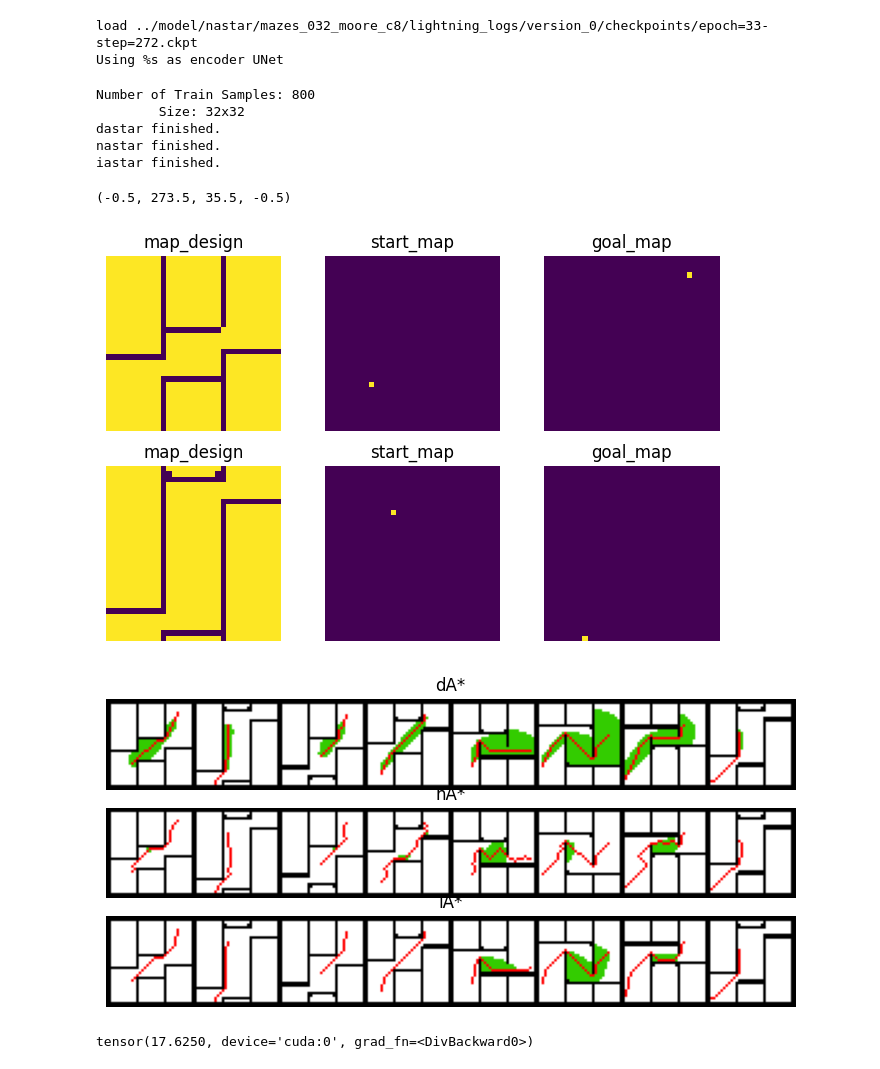
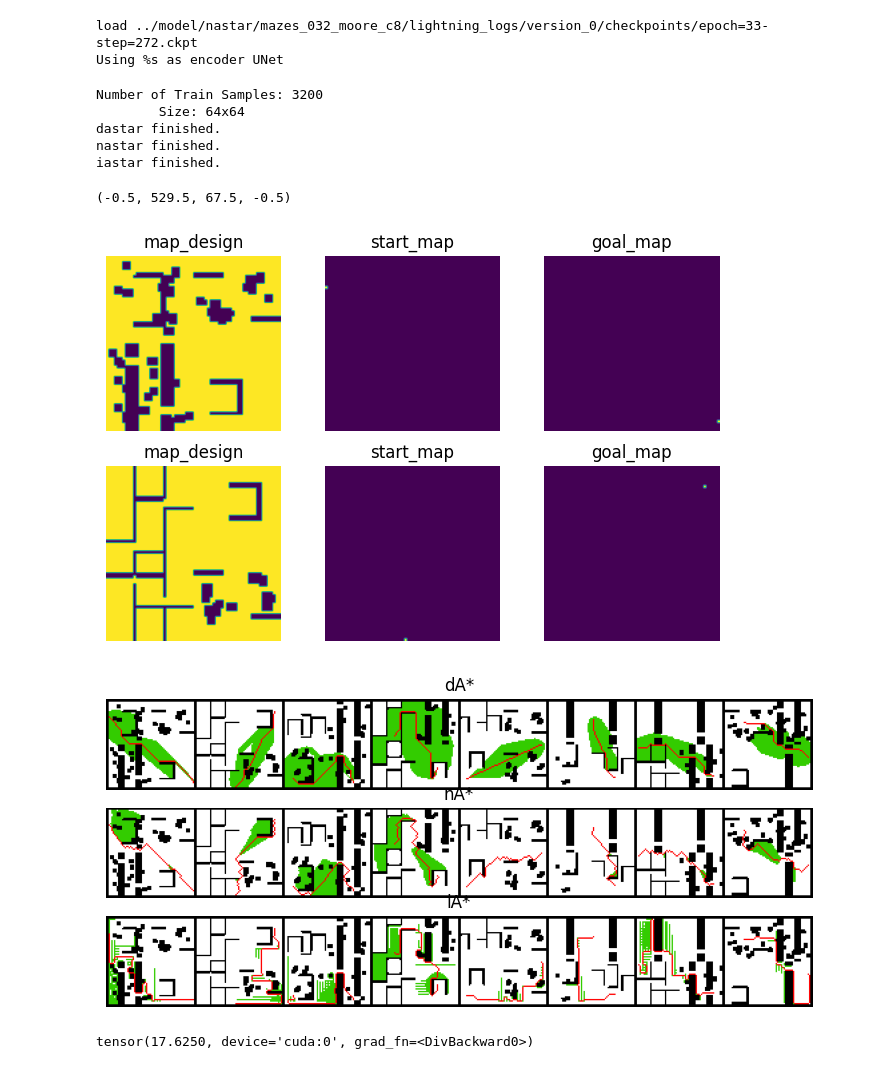
Before and after one commit to sair-lab/iAstar, a Jupyter notebook: example/example.ipynb, the cells around one changed output. Saved outputs shown, nothing was run; the diff lists cells and outputs as text; code cells hidden in the pictures.

```diff
--- a/example/example.ipynb
+++ b/example/example.ipynb
@@ -2,7 +2,7 @@
 import sys
 sys.path.append("..")
 import torch
-from iastar_v2 import iastar
+from iastar_v3 import iastar
 from dastar import dastar
 import matplotlib.pyplot as plt
 from data_loader import create_dataloader
@@ -18,21 +18,20 @@ neural_astar.load_state_dict(load_from_ptl_checkpoint("../model/nastar/mazes_032
 def load_from_ptl_checkpoint(filename):
     return torch.load(filename)["model_state_dict"]
 ia_planner = iastar(encoder_input=3,
-                    encoder_arch="UNet",
+                    encoder_arch="UNetAtt",
                     device=device,
                     encoder_depth=4,
                     learn_obstacles=False,
                     is_training = False,
                     output_path_list= False,
-                    w=1.0,
-                    dis_type="Euc").to(device)
-ia_planner.encoder.load_state_dict(load_from_ptl_checkpoint("/home/cxy/iAstar/model/31-08-2024-12-32-09/0/iaster1UNetAtt.pkl"))
+                    w=1.0).to(device)
+ia_planner.encoder.load_state_dict(load_from_ptl_checkpoint("/home/cxy/iAstar/model/02-09-2024-15-18-38/42/iaster1UNetAtt.pkl"))
 da_planner = dastar()
 # %% [output]
 load ../model/nastar/mazes_032_moore_c8/lightning_logs/version_0/checkpoints/epoch=33-step=272.ckpt
 Using %s as encoder UNet
 # %%
-dataloader = create_dataloader("/home/cxy/SAIRLAB/iAstar/planning-datasets/mpd/instances/032/mazes_032_moore_c8.npz", "train", 8)
+dataloader = create_dataloader("/home/cxy/iAstar/planning-datasets/mpd/instances/064/all_064_moore_c16.npz", "train", 8)
 map_designs, start_maps, goal_maps, _ = next(iter(dataloader))
 fig, axes = plt.subplots(2, 3, figsize=[8, 5])
 for i in range(2):
@@ -45,38 +44,38 @@ for i in range(2):
     axes[i, 2].imshow(goal_maps.numpy()[i, 0])
     axes[i, 2].set_title("goal_map")
     axes[i, 2].axis("off")
 da_planner.eval()
 da_outputs= da_planner(map_designs.to(device), start_maps.to(device), goal_maps.to(device))
 print("dastar finished.")
 da_planner.eval()
 na_outputs = neural_astar(map_designs.to(device), start_maps.to(device), goal_maps.to(device))
 print("nastar finished.")
 ia_planner.eval()
 ia_outputs= ia_planner(map_designs.to(device), start_maps.to(device), goal_maps.to(device))
 print("iastar finished.")
 fig, axes = plt.subplots(3, 1, figsize=[12, 4])
 
 axes[0].imshow(visualize_results(map_designs, da_outputs))
 axes[0].set_title("dA*")
 axes[0].axis("off")
 axes[1].imshow(visualize_results(map_designs, na_outputs))
 axes[1].set_title("nA*")
 axes[1].axis("off")
 axes[2].imshow(visualize_results(map_designs, ia_outputs))
 axes[2].set_title("iA*")
 axes[2].axis("off")
 # axes[2].imshow(i_g[4].detach().cpu().numpy())
 # axes[2].set_title("iA*")
 # axes[2].axis("off")
 # %% [output]
-Number of Train Samples: 800
-        Size: 32x32
+Number of Train Samples: 3200
+        Size: 64x64
 dastar finished.
 nastar finished.
 iastar finished.
-(-0.5, 273.5, 35.5, -0.5)
+(-0.5, 529.5, 67.5, -0.5)
-[figure, old version]
+[figure, new version]
-[figure, old version]
+[figure, new version]
 # %%
 torch.sum(ia_outputs.histories - ia_outputs.paths)
 import torch.nn as nn
```
Also changed, not shown: parts of 3 cells of this notebook, 4 other files.
